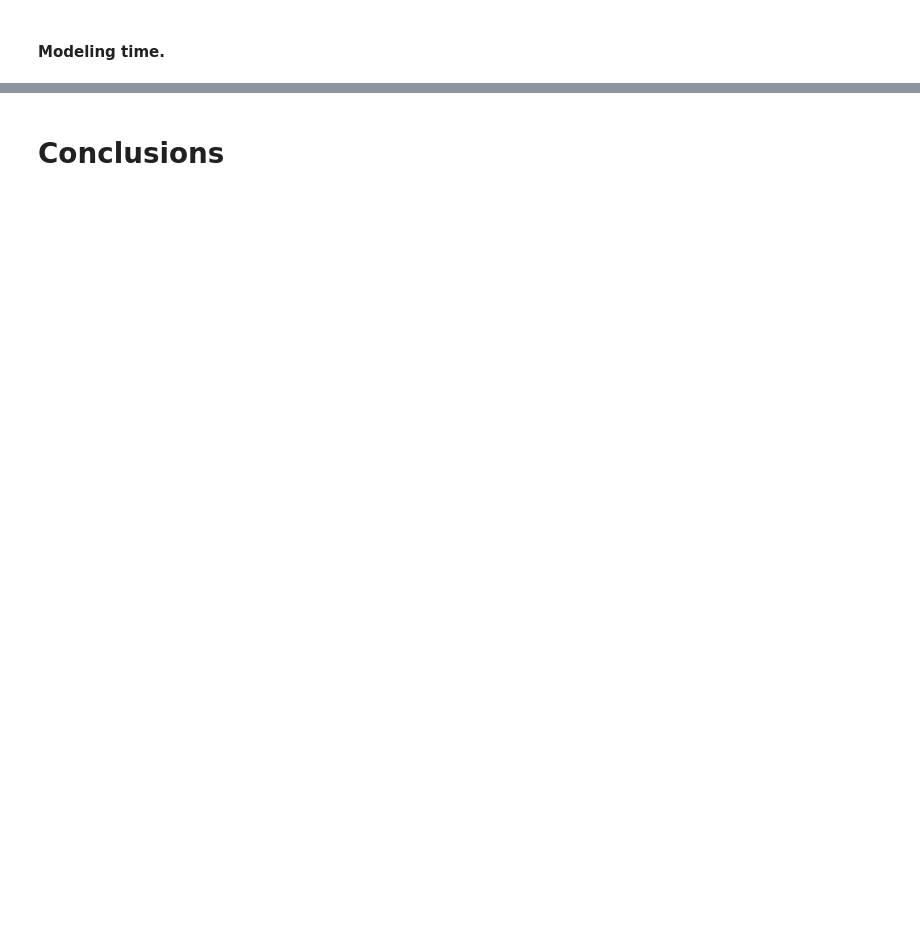
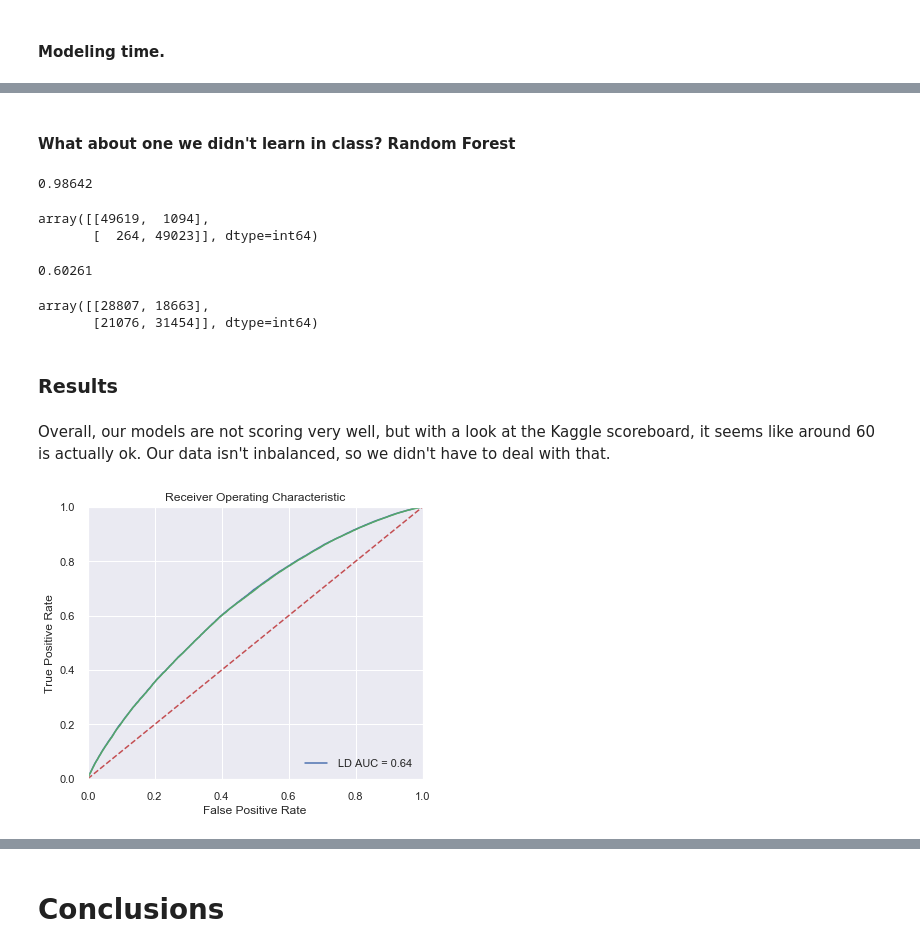
Before and after one commit to tjdolan121/microsoft-kaggle-comp, a Jupyter notebook: final-notebook.ipynb, the cells around one changed output, grey strips where cells are left out. Saved outputs shown, nothing was run; the diff lists cells and outputs as text; code cells hidden in the pictures; blank space fills up the shorter version.

```diff
--- a/final-notebook.ipynb
+++ b/final-notebook.ipynb
@@ -871,0 +816,57 @@ array([0.86603582, 0.56809786, 0.57347395, 0.90900952, 0.63551295,
+# %% [markdown]
+#### What about one we didn't learn in class? Random Forest
+# %%
+from sklearn.ensemble import RandomForestClassifier
+import sklearn
+FC = RandomForestClassifier(n_jobs=2, random_state=0)
+FC_model = FC.fit(train, target)
+FC_predict = FC_model.predict(train)
+print(FC_model.score(train, target))  #overfitting for sure
+sklearn.metrics.confusion_matrix(FC_predict, target)
+# %% [output]
+0.98642
+array([[49619,  1094],
+       [  264, 49023]], dtype=int64)
+# %%
+FC2 = RandomForestClassifier(n_jobs=2, random_state=0)
+features = ["AvSig_count", "Wdft_RegionIdentifier","OsSuite_CAT_(15.232, 400.0]", "OsSuite_CAT_(400.0, 784.0]"]
+FC2_model = FC.fit(train[features], target)
+FC2_predict = FC2_model.predict(train[features])
+print(FC2_model.score(train[features], target))
+sklearn.metrics.confusion_matrix(FC2_predict, target)
+# %% [output]
+0.60261
+array([[28807, 18663],
+       [21076, 31454]], dtype=int64)
+# %% [markdown]
+### Results
+# %% [markdown]
+Overall, our models are not scoring very well, but with a look at the Kaggle scoreboard, it seems like around 60 is actually ok. Our data isn't inbalanced, so we didn't have to deal with that.
+# %%
+import sklearn.metrics as metrics
+# calculate the fpr and tpr for all thresholds of the classification
+probs = LD_model.predict_proba(train)
+preds = probs[:,1]
+fpr, tpr, threshold = metrics.roc_curve(target, preds)
+roc_auc = metrics.auc(fpr, tpr)
+
+plt.title('Receiver Operating Characteristic')
+plt.plot(fpr, tpr, 'b', label = ' LD AUC = %0.2f' % roc_auc)
+plt.legend(loc = 'lower right')
+plt.plot([0, 1], [0, 1],'r--')
+plt.xlim([0, 1])
+plt.ylim([0, 1])
+plt.ylabel('True Positive Rate')
+plt.xlabel('False Positive Rate')
+
+probs = lr_model.predict_proba(train)
+preds = probs[:,1]
+fpr, tpr, threshold = metrics.roc_curve(target, preds)
+roc_auc = metrics.auc(fpr, tpr)
+plt.plot(fpr, tpr, 'g', label = 'lr AUC = %0.2f' % roc_auc)
+
+
+
+plt.show()
+# %% [output]
+[figure, added]
```
Also changed, not shown: parts of 51 cells of this notebook.
